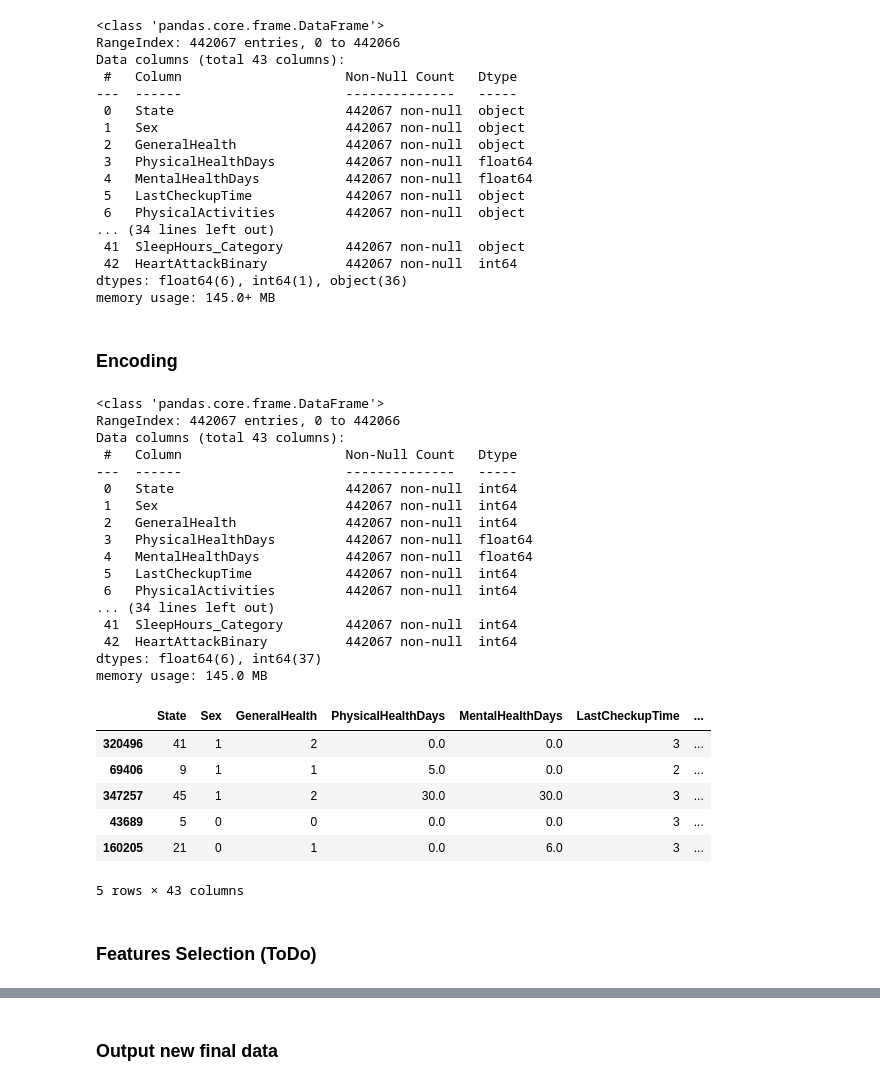
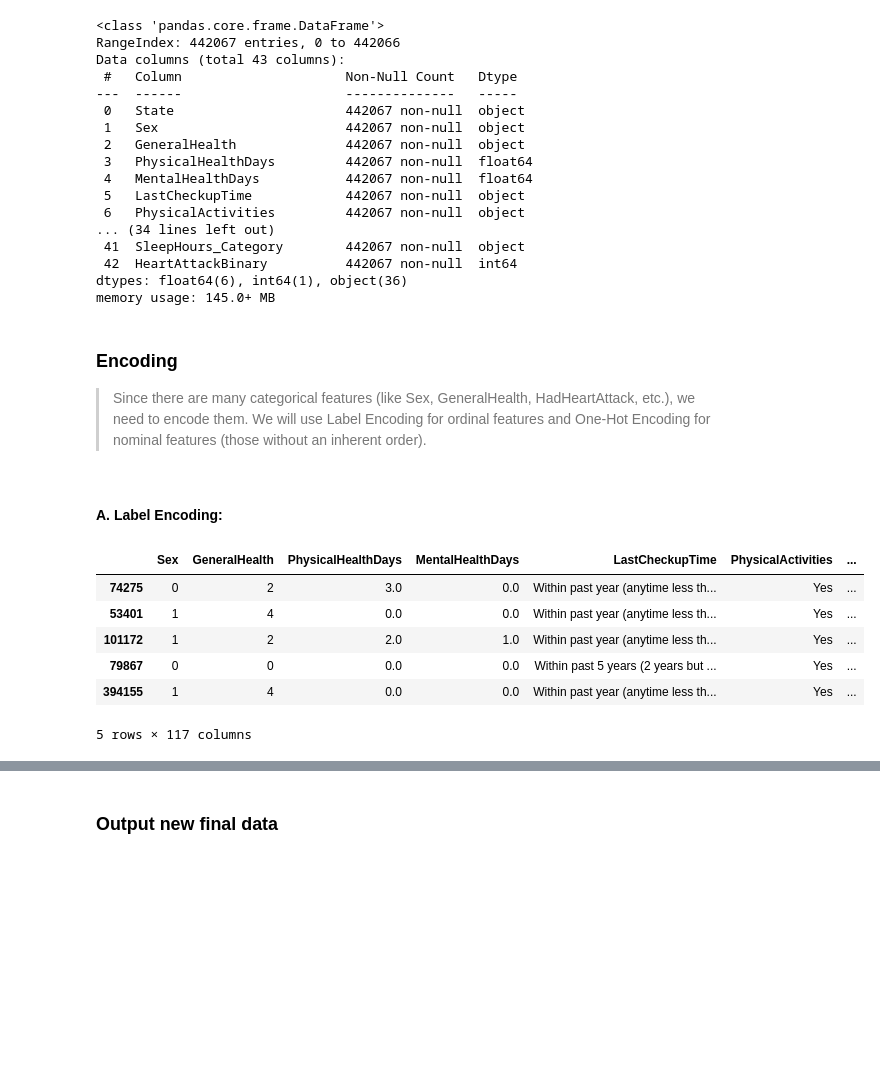
Before and after one commit to MaxChiu1122/ML-Project-with-Cathay-Life, a Jupyter notebook: notebooks/02_feature_engineering.ipynb, the cells around one changed output, grey strips where cells are left out. Saved outputs shown, nothing was run; the diff lists cells and outputs as text; code cells hidden in the pictures; blank space fills up the shorter version.

```diff
--- a/notebooks/02_feature_engineering.ipynb
+++ b/notebooks/02_feature_engineering.ipynb
@@ -51,42 +61,29 @@ dtypes: float64(6), int64(1), object(36)
 memory usage: 145.0+ MB
 # %% [markdown]
 ### Encoding
+> Since there are many categorical features (like Sex, GeneralHealth, HadHeartAttack, etc.), we need to encode them. We will use Label Encoding for ordinal features and One-Hot Encoding for nominal features (those without an inherent order).
+# %% [markdown]
+#### A. Label Encoding:
 # %%
-col_obj = df.select_dtypes('object').columns
+# Label Encoding for ordinal categorical variables (e.g., 'Sex', 'GeneralHealth')
+label_cols = ['Sex', 'GeneralHealth', 'HadHeartAttack', 'SmokerStatus', 'ECigaretteUsage',
+              'AlcoholDrinkers', 'HIVTesting', 'FluVaxLast12', 'PneumoVaxEver',
+              'TetanusLast10Tdap', 'HighRiskLastYear', 'CovidPos']
+
+numerical_columns = ['HeightInMeters', 'WeightInKilograms', 'BMI', 'SleepHours',
+                     'MentalHealthDays', 'PhysicalHealthDays']
 
 le = LabelEncoder()
 
-for col in col_obj:
+for col in label_cols:
     df[col] = le.fit_transform(df[col])
 
-df.info()
+df.sample(5)
 # %% [output]
+|  | Sex | GeneralHealth | PhysicalHealthDays | MentalHealthDays | LastCheckupTime | PhysicalActivities | ... |
+| 74275 | 0 | 2 | 3.0 | 0.0 | Within past year (anytime less th... | Yes | ... |
+| 53401 | 1 | 4 | 0.0 | 0.0 | Within past year (anytime less th... | Yes | ... |
+| 101172 | 1 | 2 | 2.0 | 1.0 | Within past year (anytime less th... | Yes | ... |
+| 79867 | 0 | 0 | 0.0 | 0.0 | Within past 5 years (2 years but ... | Yes | ... |
+| 394155 | 1 | 4 | 0.0 | 0.0 | Within past year (anytime less th... | Yes | ... |
-<class 'pandas.core.frame.DataFrame'>
-RangeIndex: 442067 entries, 0 to 442066
-Data columns (total 43 columns):
- #   Column                     Non-Null Count   Dtype
----  ------                     --------------   -----
- 0   State                      442067 non-null  int64
- 1   Sex                        442067 non-null  int64
- 2   GeneralHealth              442067 non-null  int64
- 3   PhysicalHealthDays         442067 non-null  float64
- 4   MentalHealthDays           442067 non-null  float64
- 5   LastCheckupTime            442067 non-null  int64
- 6   PhysicalActivities         442067 non-null  int64
-... (34 lines left out)
- 41  SleepHours_Category        442067 non-null  int64
- 42  HeartAttackBinary          442067 non-null  int64
-dtypes: float64(6), int64(37)
-memory usage: 145.0 MB
+5 rows × 117 columns
-# %%
-df.sample(5)
-# %% [output]
-|  | State | Sex | GeneralHealth | PhysicalHealthDays | MentalHealthDays | LastCheckupTime | ... |
-| 320496 | 41 | 1 | 2 | 0.0 | 0.0 | 3 | ... |
-| 69406 | 9 | 1 | 1 | 5.0 | 0.0 | 2 | ... |
-| 347257 | 45 | 1 | 2 | 30.0 | 30.0 | 3 | ... |
-| 43689 | 5 | 0 | 0 | 0.0 | 0.0 | 3 | ... |
-| 160205 | 21 | 0 | 1 | 0.0 | 6.0 | 3 | ... |
-5 rows × 43 columns
-# %% [markdown]
-### Features Selection (ToDo)
```
Also changed, not shown: parts of 13 cells of this notebook, 4 other files.
